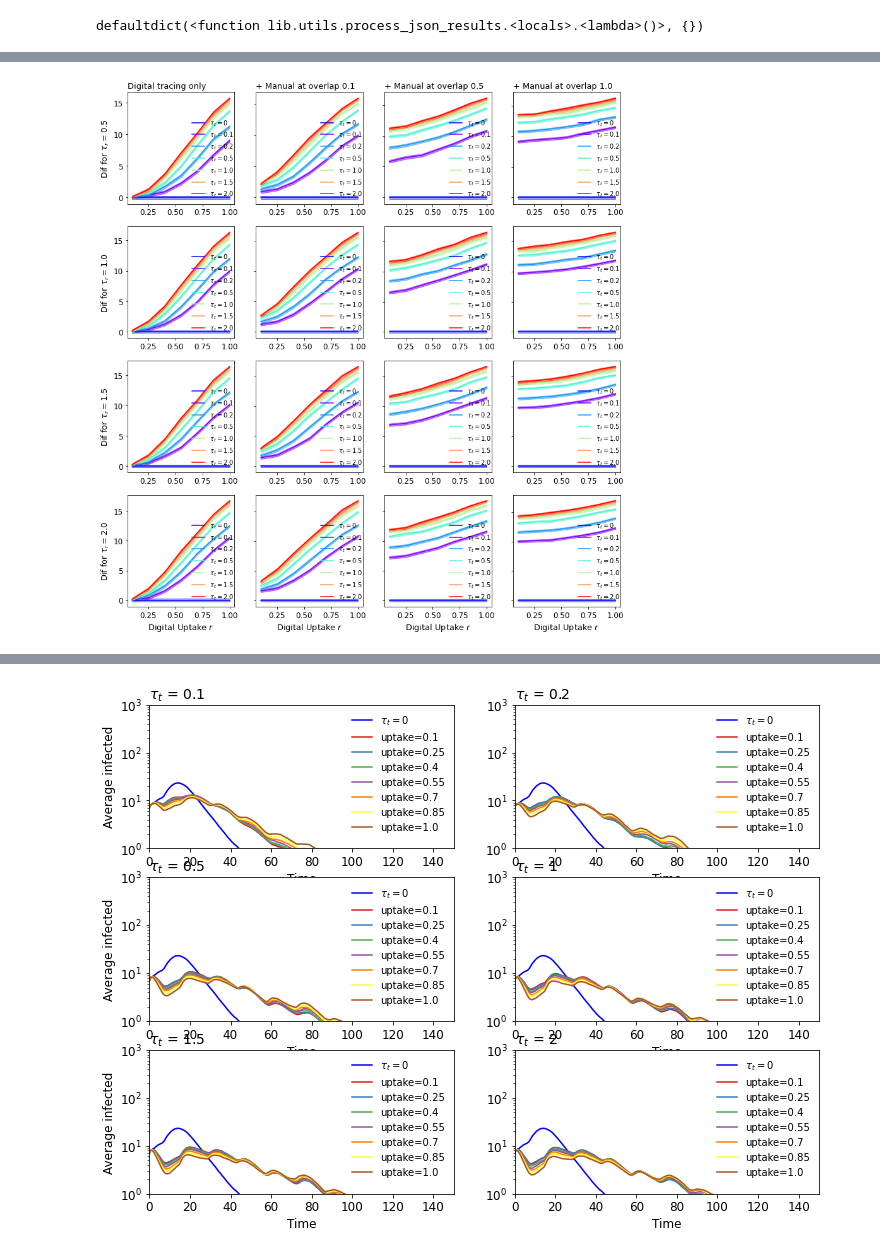
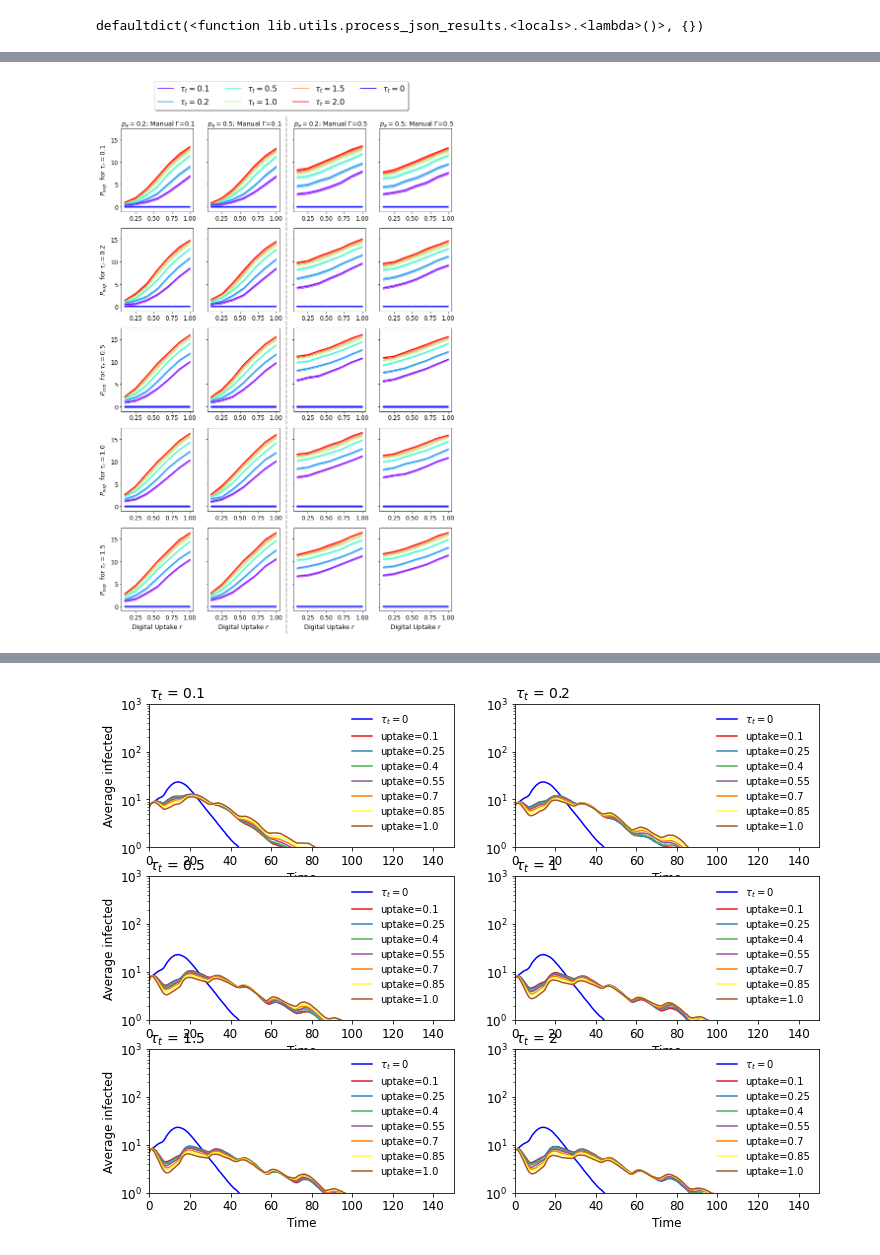
Before and after one commit to andrei-rusu/contact-tracing-model, a Jupyter notebook: notebooks/PlotResults.ipynb, the cells around one changed output, grey strips where cells are left out. Cells and saved outputs as stored; diff of their text form; code cells hidden in the pictures.

Commit message:
Add new figures for SocialEvolution experiment. Update README with latest parameter changes. Allow stats to track the number of correctly traced nodes.

```diff
--- a/notebooks/PlotResults.ipynb
+++ b/notebooks/PlotResults.ipynb
@@ -1738,86 +1769,102 @@ import numpy as np
 import math
 %matplotlib inline
 
-overlaps = [.1, .55, 1]
+overlaps = [.1, .55]
 
-sts10 = al[1]
-sts20 = al[2]
+sts10 = al[2]
+sts20 = al_5[2]
 
 import matplotlib.pyplot as plt
 uptakes = sorted(sts10.keys())
 tauts = [.1, .2, .5, 1.0, 1.5, 2.0]
-taurs = [.5, 1., 1.5, 2.]
-fig, ax = plt.subplots(4, 4, figsize=(14, 15))
+taurs = [.1, .2, .5, 1., 1.5]
+fig, ax = plt.subplots(5, 4, figsize=(12, 18), sharey=True)
 colors = plt.cm.rainbow(np.linspace(0, 1, len(tauts)))
 # ax[0].set_yscale('log')
 
 for k, overlap in enumerate(overlaps):
-    k += 1
+    k *= 2
     for i, taur in enumerate(taurs):
         rate0_10 = sts10[1][1][0][taur][metric][key_to_plot]
         std_10 = sts10[1][1][0][taur][metric][err]
+        rate0_20 = sts20[1][1][0][taur][metric][key_to_plot]
+        std_20 = sts20[1][1][0][taur][metric][err]
 
         if ci:
             std_10 *= scale_ci / math.sqrt(1000)
+            std_20 *= scale_ci / math.sqrt(1000)
 
         if not i:
-            ax[i][0].set_title("Digital tracing only", fontsize=13, loc='left')
-            ax[i][k].set_title("+ Manual at overlap " + str(math.floor(overlap*10)/10), fontsize=13, loc='left')
+            ax[i][k].set_title(f"$p_a=0.2$; Manual $\Gamma$=" + str(math.floor(overlap*10)/10), fontsize=13, loc='left')
+            ax[i][k + 1].set_title(f"$p_a=0.5$; Manual $\Gamma$=" + str(math.floor(overlap*10)/10), fontsize=13, loc='left')
         # to_plot[to_plot < 1] = 1
         array_0 = np.zeros(len(uptakes))
-        if k == 2:
-            ax[i][0].plot(uptakes, array_0, color='blue', label=r'$\tau_t=0$')
-            ax[i][0].fill_between(uptakes ,array_0 - std_10, array_0 + std_10, color='blue', alpha=.4)
+
         ax[i][k].plot(uptakes, array_0, color='blue', label=r'$\tau_t=0$')
-        ax[i][k].fill_between(uptakes ,array_0 - std_10, array_0 + std_10, color='blue', alpha=.4)
+        ax[i][k].fill_between(uptakes, array_0 - std_10, array_0 + std_10, color='blue', alpha=.4)
+        ax[i][k + 1].plot(uptakes, array_0, color='blue', label=r'$\tau_t=0$')
+        ax[i][k + 1].fill_between(uptakes, array_0 - std_20, array_0 + std_20, color='blue', alpha=.4)
 
 
         for j, taut in enumerate(sorted(tauts)):
             if taut == 0 or taut == .05:
                 continue
-            to_plot = []
+            to_plot_10 = []
             to_plot_20 = []
-            error = []
+            error_10 = []
             error_20 = []
             for uptake in uptakes:
                 if taut == 0:
                     continue
         #         try:
-                item = sts10[uptake][1][taut][taur][metric]
+                item = sts10[uptake][overlap][taut][taur][metric]
                 item_20 = sts20[uptake][overlap][taut][taur][metric]
-                to_plot.append(- item[key_to_plot] + rate0_10)
-                to_plot_20.append(- item_20[key_to_plot] + rate0_10)
-                error.append(math.sqrt(item[err]**2 + std_10**2))
-                error_20.append(math.sqrt(item_20[err]**2 + std_10**2))
+                to_plot_10.append(- item[key_to_plot] + rate0_10)
+                to_plot_20.append(- item_20[key_to_plot] + rate0_20)
+                error_10.append(math.sqrt(item[err]**2 + std_10**2))
+                error_20.append(math.sqrt(item_20[err]**2 + std_20**2))
         #         except:
         #             pass
-            error = np.array(error)
+            error_10 = np.array(error_10)
             error_20 = np.array(error_20)
             if ci:
-                error = scale_ci * error / math.sqrt(1000)
+                error_10 = scale_ci * error_10 / math.sqrt(1000)
                 error_20 = scale_ci * error_20 / math.sqrt(1000)
     #         ax[i][0].set_ylim(-20, 90)
     #         ax[i][1].set_ylim(-120, 350)
-            if k == 2:
-                ax[i][0].plot(uptakes, to_plot, label=r'$\tau_t = $'+str(taut), color=colors[j])
-                ax[i][0].fill_between(uptakes, to_plot-error, to_plot+error, color=colors[j], alpha=.5)
-                ax[i][0].tick_params(axis='both', which='major', labelsize=12)
-                ax[i][0].tick_params(axis='both', which='major', labelsize=12)
-                ax[i][0].legend(loc='lower right', bbox_to_anchor=(0.5, 0, 0.55, 1), prop={'size': 10}, frameon=False)
+#                 ax[i][0].legend(loc='lower right', bbox_to_anchor=(0.5, 0, 0.55, 1), prop={'size': 10}, frameon=False)
 
-            ax[i][k].plot(uptakes, to_plot_20, label=r'$\tau_t = $'+str(taut), color=colors[j])
-            ax[i][k].fill_between(uptakes, to_plot_20-error_20, to_plot_20+error_20, color=colors[j], alpha=.5)
+            ax[i][k].plot(uptakes, to_plot_10, label=r'$\tau_t = $'+str(taut), color=colors[j])
+            ax[i][k].fill_between(uptakes, to_plot_10-error_10, to_plot_10+error_10, color=colors[j], alpha=.5)
+            ax[i][k + 1].plot(uptakes, to_plot_20, label=r'$\tau_t = $'+str(taut), color=colors[j])
+            ax[i][k + 1].fill_between(uptakes, to_plot_20-error_20, to_plot_20+error_20, color=colors[j], alpha=.5)
+
             ax[i][k].tick_params(axis='both', which='major', labelsize=12)
-            ax[i][k].tick_params(axis='both', which='major', labelsize=12)
-            ax[i][k].legend(loc='lower right', bbox_to_anchor=(0.5, 0, 0.55, 1), prop={'size': 10}, frameon=False)
+            ax[i][k + 1].tick_params(axis='both', which='major', labelsize=12)
+#             ax[i][k].legend(loc='lower right', bbox_to_anchor=(0.5, 0, 0.55, 1), prop={'size': 10}, frameon=False)
             for l in range(4):
                 ax[-1][l].set_xlabel(r'Digital Uptake $r$', fontsize=13)
-            ax[i][0].set_ylabel(r'Dif for $\tau_r=$' + str(taur), fontsize=13)
+            ax[i][0].set_ylabel(r'$P_{sup}$  for $\tau_r=$' + str(taur), fontsize=13)
 #             ax[i][0].set_ylim(-10, 1000)
 #             ax[i][k].set_ylim(-10, 1000)
-            ax[i][k].tick_params(labelleft=False)
+#             ax[i][k].tick_params(labelleft=False)
+
+            ax[i][k].plot([0.512, 0.512], [.09, .9], '--', color='darkgrey', lw=2,transform=fig.transFigure, clip_on=False)
+
+handles, labels = ax[-1][-1].get_legend_handles_labels()
+handles, labels = deque(handles), deque(labels)
+handle0, label0 = handles.popleft(), labels.popleft()
+handles.append(handle0)
+labels.append(label0)
+
+# Draw a horizontal lines at those coordinates
+# for y in ys:
+#     line = plt.Line2D([1,0],[y,y], transform=fig.transFigure, color="black")
+#     fig.add_artist(line)
+
+fig.legend(handles, labels, fontsize=16, fancybox=True, ncol=4, shadow=True, loc='upper center', bbox_to_anchor=(0.5, 1, 0, -.04))
 # ax[0].set_ylim(-120, 300)
 # ax[1].set_ylim(-120, 300)
-# plt.savefig('fig/social-peak-sup.pdf', format='pdf', bbox_inches = 'tight')
+plt.savefig('fig/social-pa-peak-sup.pdf', format='pdf', bbox_inches = 'tight')
 # %% [output]
-[figure, old version]
+[figure, new version]
```
Also changed, not shown: parts of 8 cells of this notebook, 12 other files.
